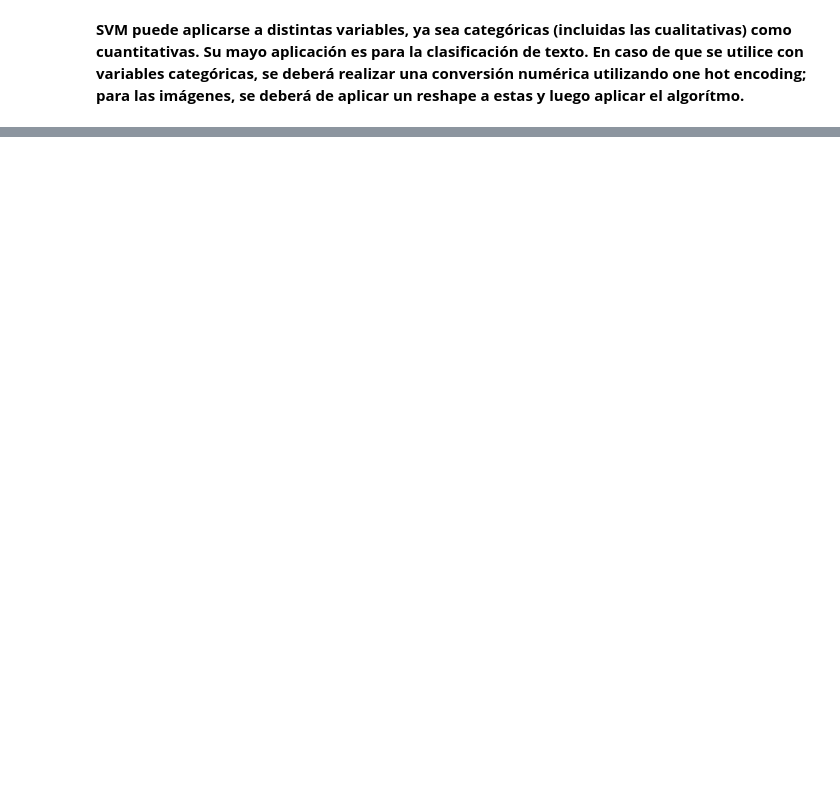
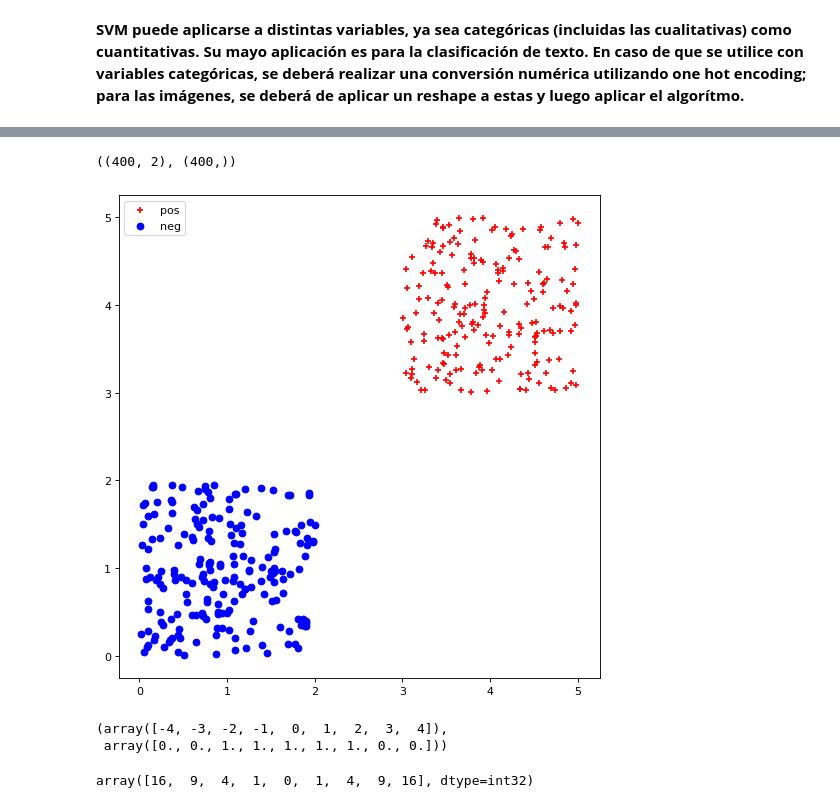
Before and after one commit to victorusacgt/Ensayo_SVM, a Jupyter notebook: Ensayo_SVM_SL1-19005180.ipynb, the cells around one changed output, grey strips where cells are left out. Saved outputs shown, nothing was run; the diff lists cells and outputs as text; code cells hidden in the pictures; blank space fills up the shorter version.

```diff
--- a/Ensayo_SVM_SL1-19005180.ipynb
+++ b/Ensayo_SVM_SL1-19005180.ipynb
@@ -139,0 +381,36 @@ skplt.estimators.plot_learning_curve(estimator, x_train, y_train, title = "SVM",
+# %%
+n = 200
+# pos
+X1 = np.random.uniform(low = 3., high = 5., size = (n, 2))
+Y1 = np.ones(n)
+# neg
+X2 = np.random.uniform(low = 0, high = 2, size = (n, 2))
+Y2 = np.zeros(n)
+# Comb
+# %%
+XsimData = np.append(X1, X2, 0)
+YsimData = np.append(Y1, Y2, 0)
+
+XsimData.shape, YsimData.shape
+# %% [output]
+((400, 2), (400,))
+# %%
+fig = plt.figure(figsize=(14, 8), dpi= 80, facecolor='w', edgecolor='k')
+plt.scatter(XsimData[YsimData == 1, 0], XsimData[YsimData == 1, 1], c = 'r', marker = '+', label="pos")
+plt.scatter(XsimData[YsimData == 0, 0], XsimData[YsimData == 0, 1], c = 'b', marker = 'o', label="neg")
+plt.legend();
+plt.axes().set_aspect("equal")
+# %% [output]
+[figure, added]
+# %%
+# Datos de simulación
+X1 = np.arange(-4, 5)
+Y = 1.0 * ((X1 > -3) & (X1 < 3))
+X1, Y
+# %% [output]
+(array([-4, -3, -2, -1,  0,  1,  2,  3,  4]),
+ array([0., 0., 1., 1., 1., 1., 1., 0., 0.]))
+# %%
+X1 ** 2
+# %% [output]
+array([16,  9,  4,  1,  0,  1,  4,  9, 16], dtype=int32)
```
Also changed, not shown: parts of 77 cells of this notebook, 15 other files.
